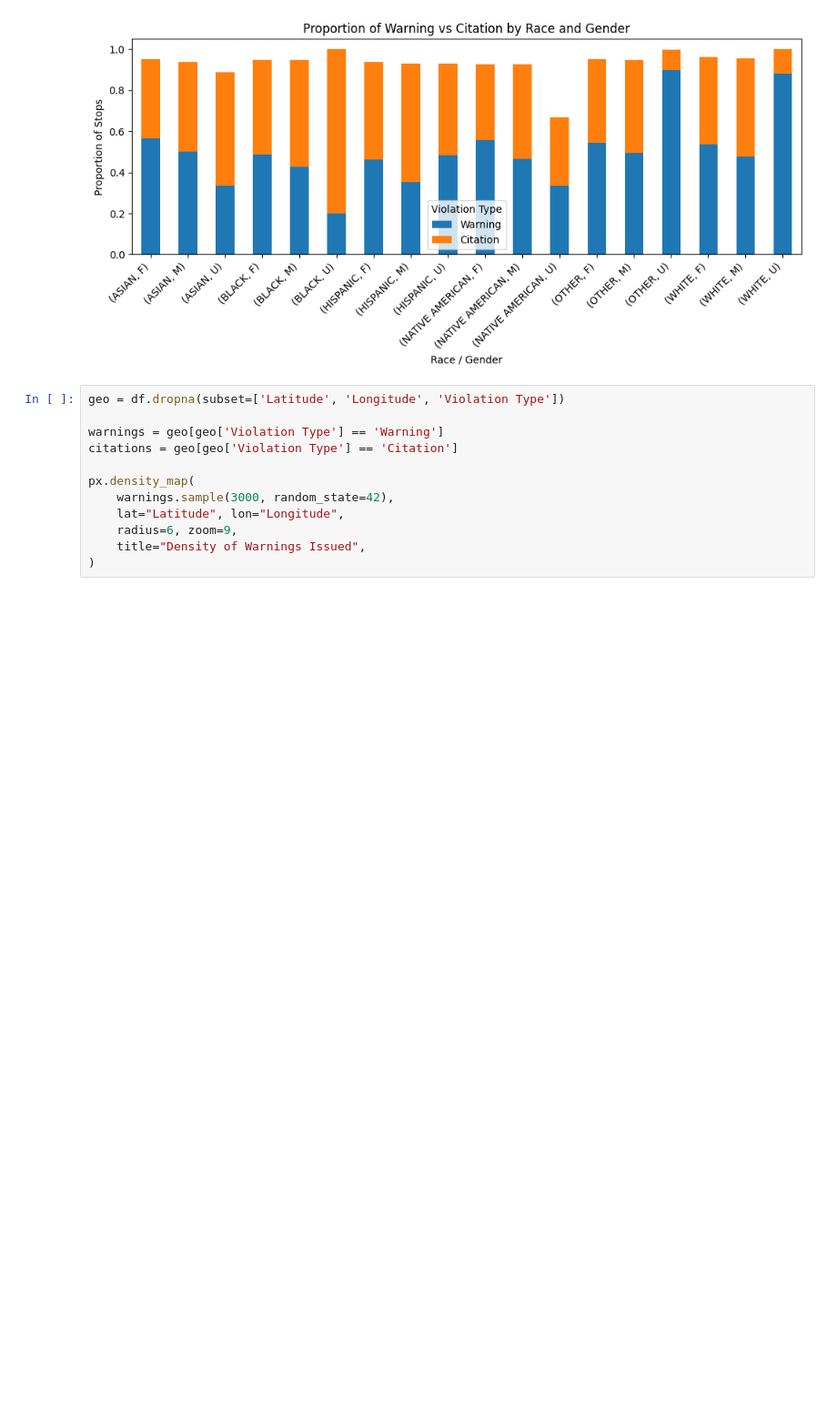
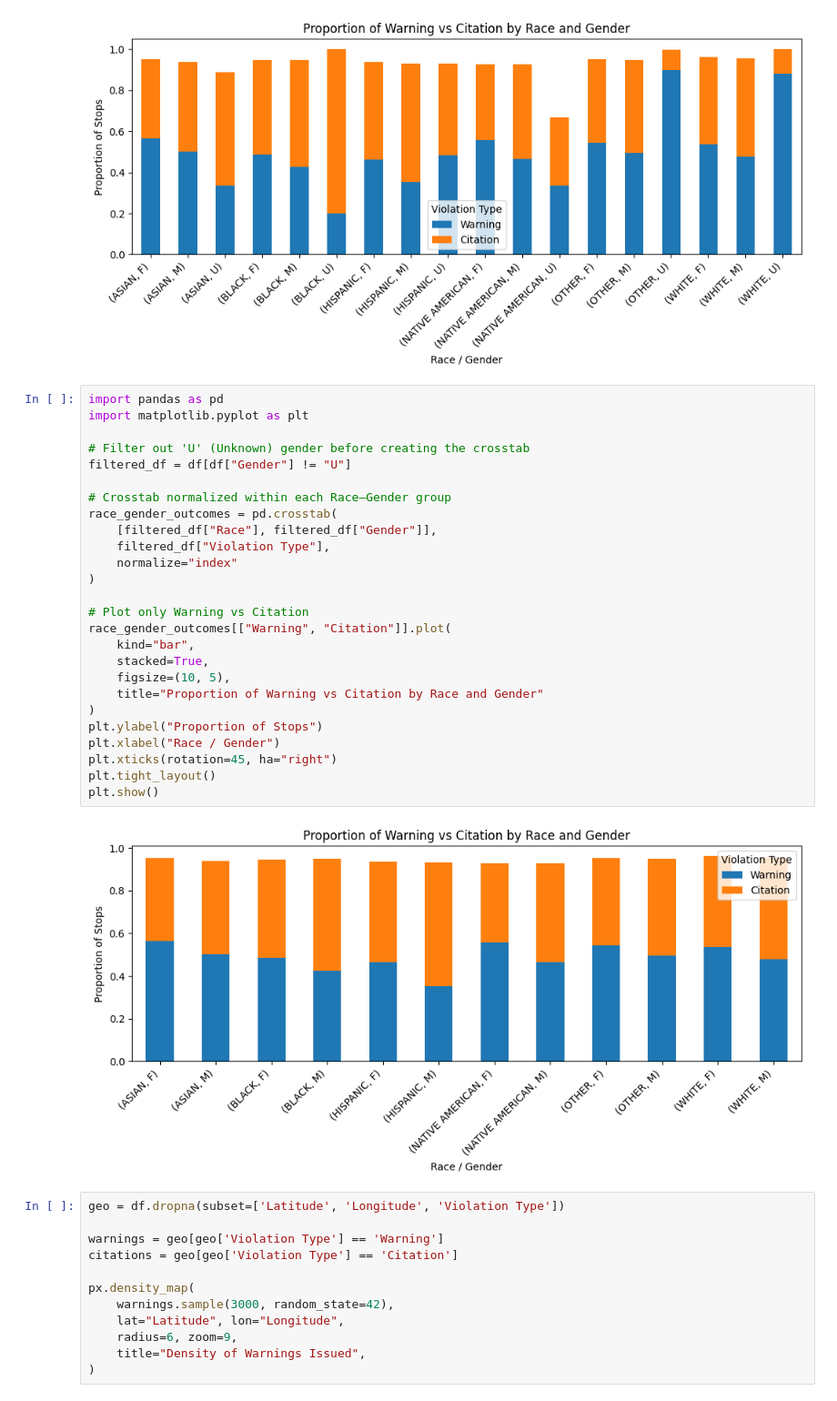
Before and after one commit to jeremiahliao/traffic-citation-predictor, a Jupyter notebook: kevin_scratchwork.ipynb, the cells around one changed output. Shown at 91% size. Cells and saved outputs as stored; diff of their text form; blank space fills up the shorter version.

```diff
--- a/kevin_scratchwork.ipynb
+++ b/kevin_scratchwork.ipynb
@@ -364,6 +364,34 @@ plt.tight_layout()
 plt.show()
 # %% [output]
 [figure]
+# %%
+import pandas as pd
+import matplotlib.pyplot as plt
+
+# Filter out 'U' (Unknown) gender before creating the crosstab
+filtered_df = df[df["Gender"] != "U"]
+
+# Crosstab normalized within each Race–Gender group
+race_gender_outcomes = pd.crosstab(
+    [filtered_df["Race"], filtered_df["Gender"]],
+    filtered_df["Violation Type"],
+    normalize="index"
+)
+
+# Plot only Warning vs Citation
+race_gender_outcomes[["Warning", "Citation"]].plot(
+    kind="bar",
+    stacked=True,
+    figsize=(10, 5),
+    title="Proportion of Warning vs Citation by Race and Gender"
+)
+plt.ylabel("Proportion of Stops")
+plt.xlabel("Race / Gender")
+plt.xticks(rotation=45, ha="right")
+plt.tight_layout()
+plt.show()
+# %% [output]
+[figure, added]
 # %%
 geo = df.dropna(subset=['Latitude', 'Longitude', 'Violation Type'])
 
```
Also changed, not shown: parts of 1 cell of this notebook, 10 other files.
